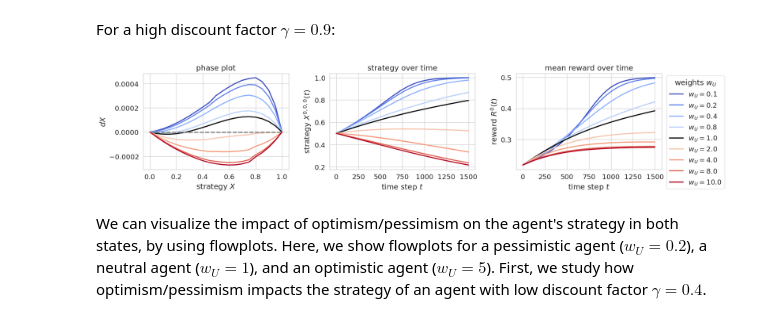
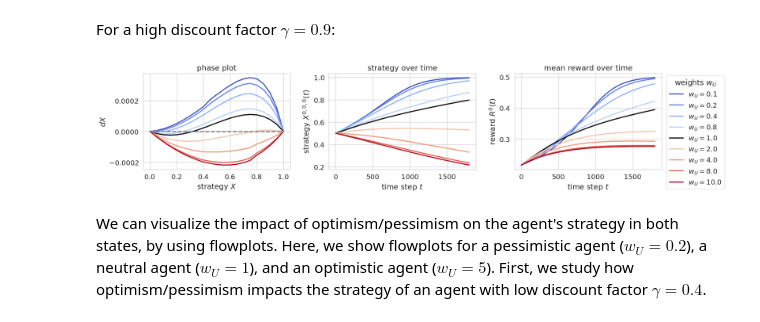
Before and after one commit to gerardoparra/pyDDRL, a Jupyter notebook: nbs/05_Results.ipynb, the cells around one changed output. Drawn from its saved outputs; the diff is of its cells as text; code cells hidden in the pictures.

Commit message:
New figs and discretization heatmaps

```diff
--- a/nbs/05_Results.ipynb
+++ b/nbs/05_Results.ipynb
@@ -750,11 +750,11 @@ For a high discount factor $\gamma=0.9$:
 # %%
 # Plot and save - gamma = 0.9
 compare_levels(env, weights, gamma=0.9, beta=50., Rmin=0, Rmax=1,
-               xinds=x, algo='AC', res=res, nrb=29, discsig=0.03,
-               traj_len=1500, otherXs=otherXs, cmap='coolwarm',
+               xinds=x, algo='AC', res=res, nrb=29, discsig=0.05,
+               traj_len=1800, otherXs=otherXs, cmap='coolwarm',
                save=True, savename='../_figs_v3/RRPhasePlotGamma09.png')
 # %% [output]
-[figure, old version]
+[figure, new version]
 # %% [markdown]
 We can visualize the impact of optimism/pessimism on the agent's strategy in both states, by using flowplots. Here, we show flowplots for a pessimistic agent ($w_U = 0.2$), a neutral agent ($w_U = 1$), and an optimistic agent ($w_U = 5$). First, we study how optimism/pessimism impacts the strategy of an agent with low discount factor $\gamma = 0.4$.
 # %%
```
Also changed, not shown: parts of 5 cells of this notebook, 7 other files.
